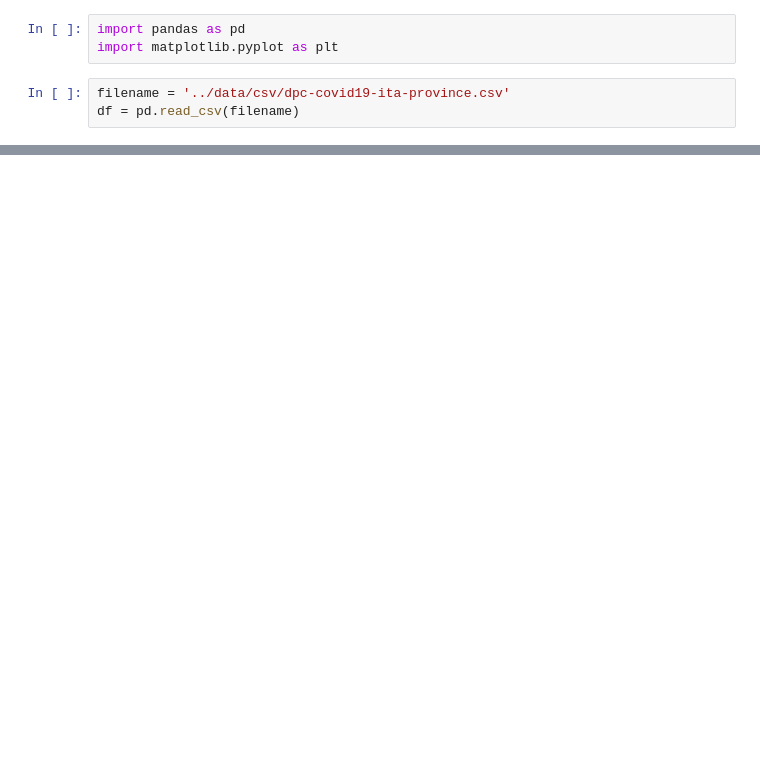
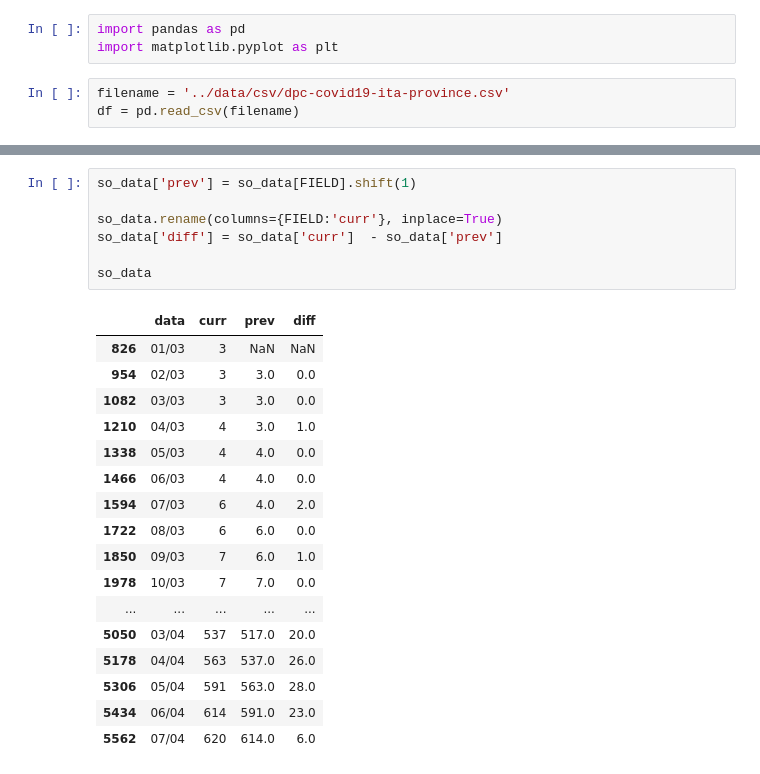
Before and after one commit to gcatanese/Corona-Virus-WHO-Data, a Jupyter notebook: jupyter/ITA_provinces_plotting.ipynb, the cells around one changed output, grey strips where cells are left out. Drawn from its saved outputs; the diff is of its cells as text; blank space fills up the shorter version.

```diff
--- a/jupyter/ITA_provinces_plotting.ipynb
+++ b/jupyter/ITA_provinces_plotting.ipynb
@@ -67,0 +68,25 @@ plt.show()
+# %%
+so_data['prev'] = so_data[FIELD].shift(1)
+
+so_data.rename(columns={FIELD:'curr'}, inplace=True)
+so_data['diff'] = so_data['curr']  - so_data['prev']
+
+so_data
+# %% [output]
+|  | data | curr | prev | diff |
+| 826 | 01/03 | 3 | NaN | NaN |
+| 954 | 02/03 | 3 | 3.0 | 0.0 |
+| 1082 | 03/03 | 3 | 3.0 | 0.0 |
+| 1210 | 04/03 | 4 | 3.0 | 1.0 |
+| 1338 | 05/03 | 4 | 4.0 | 0.0 |
+| 1466 | 06/03 | 4 | 4.0 | 0.0 |
+| 1594 | 07/03 | 6 | 4.0 | 2.0 |
+| 1722 | 08/03 | 6 | 6.0 | 0.0 |
+| 1850 | 09/03 | 7 | 6.0 | 1.0 |
+| 1978 | 10/03 | 7 | 7.0 | 0.0 |
+| ... | ... | ... | ... | ... |
+| 5050 | 03/04 | 537 | 517.0 | 20.0 |
+| 5178 | 04/04 | 563 | 537.0 | 26.0 |
+| 5306 | 05/04 | 591 | 563.0 | 28.0 |
+| 5434 | 06/04 | 614 | 591.0 | 23.0 |
+| 5562 | 07/04 | 620 | 614.0 | 6.0 |
```
Also changed, not shown: parts of 5 cells of this notebook, 2 other files.
